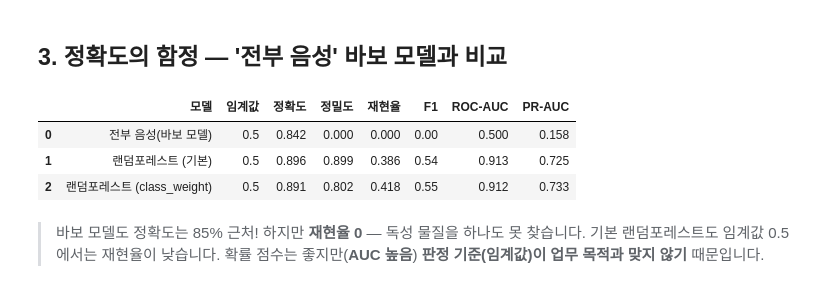
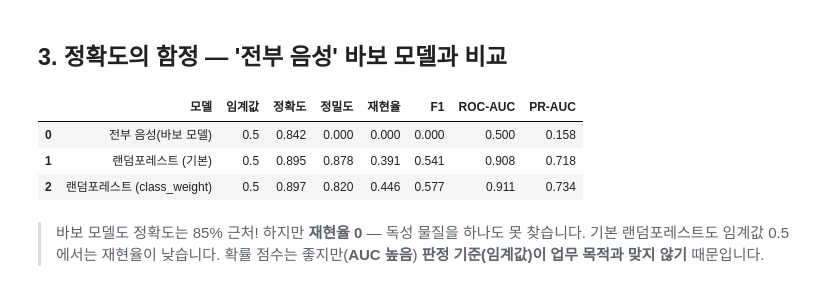
Before and after one commit to StillWork/DrugAI, a Jupyter notebook: 04_Toxicity_Classification_Tox21.ipynb, the cells around one changed output. Saved outputs shown, nothing was run; the diff lists cells and outputs as text; code cells hidden in the pictures.

```diff
--- a/04_Toxicity_Classification_Tox21.ipynb
+++ b/04_Toxicity_Classification_Tox21.ipynb
@@ -91,24 +90,24 @@ X: (5804, 2265)   양성(독성) 918개 = 15.8%
 # %%
 def report(name, y_true, proba, th=0.5):
     p = (proba >= th).astype(int)
     return {"모델": name, "임계값": th, "정확도": accuracy_score(y_true, p), "정밀도": precision_score(y_true, p, zero_division=0),
             "재현율": recall_score(y_true, p), "F1": f1_score(y_true, p),
             "ROC-AUC": roc_auc_score(y_true, proba), "PR-AUC": average_precision_score(y_true, proba)}
 
 dummy = DummyClassifier(strategy="most_frequent").fit(X_tr, y_tr)
-rf = RandomForestClassifier(n_estimators=400, n_jobs=-1, random_state=42).fit(X_tr, y_tr)
-rf_bal = RandomForestClassifier(n_estimators=400, n_jobs=-1, random_state=42,
+rf = RandomForestClassifier(n_estimators=100, n_jobs=-1, random_state=42).fit(X_tr, y_tr)
+rf_bal = RandomForestClassifier(n_estimators=100, n_jobs=-1, random_state=42,
                                 class_weight="balanced_subsample", min_samples_leaf=2).fit(X_tr, y_tr)
 
 rows = [report("전부 음성(바보 모델)", y_te, dummy.predict_proba(X_te)[:, 1]),
         report("랜덤포레스트 (기본)", y_te, rf.predict_proba(X_te)[:, 1]),
         report("랜덤포레스트 (class_weight)", y_te, rf_bal.predict_proba(X_te)[:, 1])]
 pd.DataFrame(rows).round(3)
 # %% [output]
 |  | 모델 | 임계값 | 정확도 | 정밀도 | 재현율 | F1 | ROC-AUC | PR-AUC |
-| 0 | 전부 음성(바보 모델) | 0.5 | 0.842 | 0.000 | 0.000 | 0.00 | 0.500 | 0.158 |
-| 1 | 랜덤포레스트 (기본) | 0.5 | 0.896 | 0.899 | 0.386 | 0.54 | 0.913 | 0.725 |
-| 2 | 랜덤포레스트 (class_weight) | 0.5 | 0.891 | 0.802 | 0.418 | 0.55 | 0.912 | 0.733 |
+| 0 | 전부 음성(바보 모델) | 0.5 | 0.842 | 0.000 | 0.000 | 0.000 | 0.500 | 0.158 |
+| 1 | 랜덤포레스트 (기본) | 0.5 | 0.895 | 0.878 | 0.391 | 0.541 | 0.908 | 0.718 |
+| 2 | 랜덤포레스트 (class_weight) | 0.5 | 0.897 | 0.820 | 0.446 | 0.577 | 0.911 | 0.734 |
 # %% [markdown]
 > 바보 모델도 정확도는 85% 근처! 하지만 **재현율 0** — 독성 물질을 하나도 못 찾습니다.
 > 기본 랜덤포레스트도 임계값 0.5 에서는 재현율이 낮습니다. 확률 점수는 좋지만(**AUC 높음**) **판정 기준(임계값)이 업무 목적과 맞지 않기** 때문입니다.
```
Also changed, not shown: parts of 8 cells of this notebook.
